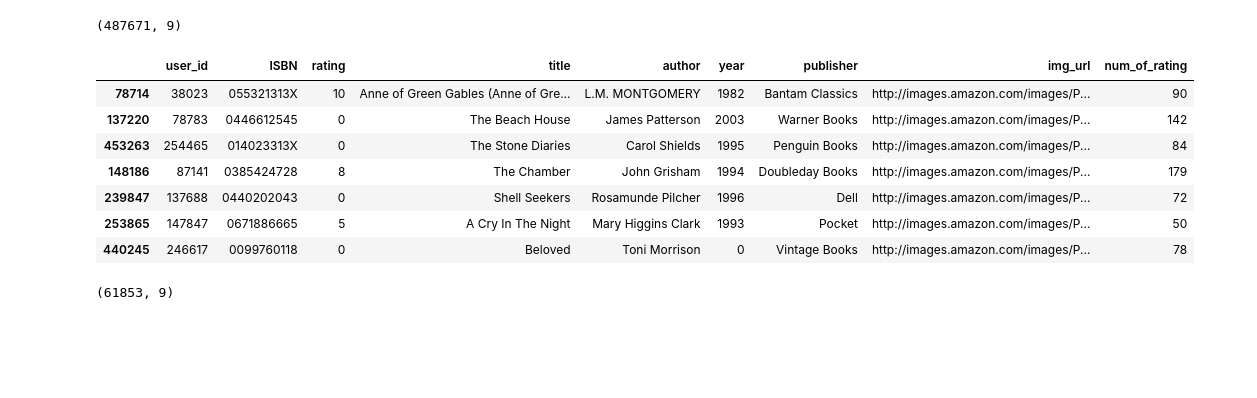
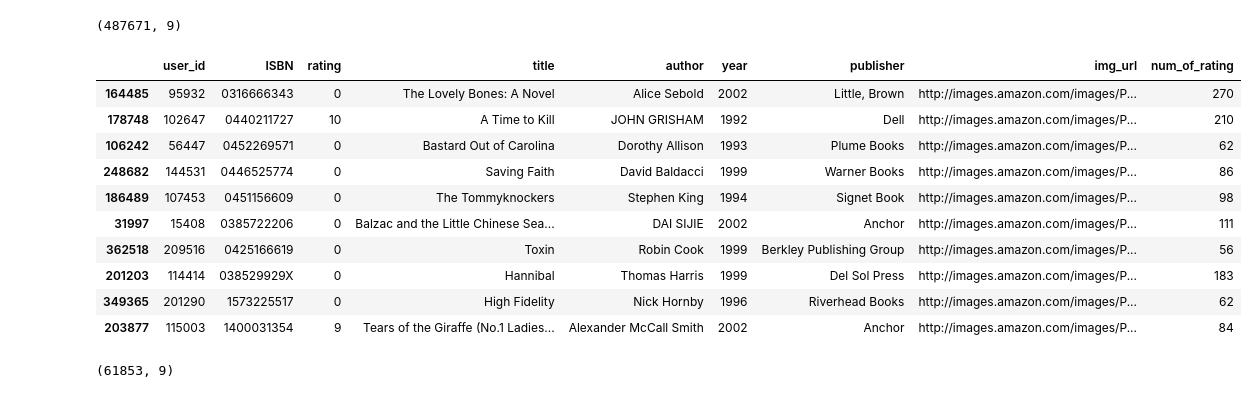
Before and after one commit to neupanerabin/College_Project, a Jupyter notebook: Collaborative Filtering/Collaborative_without_Library.ipynb, the cells around one changed output. Cells and saved outputs as stored; diff of their text form; code cells hidden in the pictures; blank space fills up the shorter version.

```diff
--- a/Collaborative Filtering/Collaborative_without_Library.ipynb
+++ b/Collaborative Filtering/Collaborative_without_Library.ipynb
@@ -175,16 +175,19 @@ final_rating.shape
 # Display books with rating more than 50
 final_rating = final_rating[final_rating['num_of_rating']>=50]
 # %%
-final_rating.sample(7)
+final_rating.sample(10)
 # %% [output]
 |  | user_id | ISBN | rating | title | author | year | publisher | img_url | num_of_rating |
-| 78714 | 38023 | 055321313X | 10 | Anne of Green Gables (Anne of Gre... | L.M. MONTGOMERY | 1982 | Bantam Classics | http://images.amazon.com/images/P... | 90 |
-| 137220 | 78783 | 0446612545 | 0 | The Beach House | James Patterson | 2003 | Warner Books | http://images.amazon.com/images/P... | 142 |
-| 453263 | 254465 | 014023313X | 0 | The Stone Diaries | Carol Shields | 1995 | Penguin Books | http://images.amazon.com/images/P... | 84 |
-| 148186 | 87141 | 0385424728 | 8 | The Chamber | John Grisham | 1994 | Doubleday Books | http://images.amazon.com/images/P... | 179 |
-| 239847 | 137688 | 0440202043 | 0 | Shell Seekers | Rosamunde Pilcher | 1996 | Dell | http://images.amazon.com/images/P... | 72 |
-| 253865 | 147847 | 0671886665 | 5 | A Cry In The Night | Mary Higgins Clark | 1993 | Pocket | http://images.amazon.com/images/P... | 50 |
-| 440245 | 246617 | 0099760118 | 0 | Beloved | Toni Morrison | 0 | Vintage Books | http://images.amazon.com/images/P... | 78 |
+| 164485 | 95932 | 0316666343 | 0 | The Lovely Bones: A Novel | Alice Sebold | 2002 | Little, Brown | http://images.amazon.com/images/P... | 270 |
+| 178748 | 102647 | 0440211727 | 10 | A Time to Kill | JOHN GRISHAM | 1992 | Dell | http://images.amazon.com/images/P... | 210 |
+| 106242 | 56447 | 0452269571 | 0 | Bastard Out of Carolina | Dorothy Allison | 1993 | Plume Books | http://images.amazon.com/images/P... | 62 |
+| 248682 | 144531 | 0446525774 | 0 | Saving Faith | David Baldacci | 1999 | Warner Books | http://images.amazon.com/images/P... | 86 |
+| 186489 | 107453 | 0451156609 | 0 | The Tommyknockers | Stephen King | 1994 | Signet Book | http://images.amazon.com/images/P... | 98 |
+| 31997 | 15408 | 0385722206 | 0 | Balzac and the Little Chinese Sea... | DAI SIJIE | 2002 | Anchor | http://images.amazon.com/images/P... | 111 |
+| 362518 | 209516 | 0425166619 | 0 | Toxin | Robin Cook | 1999 | Berkley Publishing Group | http://images.amazon.com/images/P... | 56 |
+| 201203 | 114414 | 038529929X | 0 | Hannibal | Thomas Harris | 1999 | Del Sol Press | http://images.amazon.com/images/P... | 183 |
+| 349365 | 201290 | 1573225517 | 0 | High Fidelity | Nick Hornby | 1996 | Riverhead Books | http://images.amazon.com/images/P... | 62 |
+| 203877 | 115003 | 1400031354 | 9 | Tears of the Giraffe (No.1 Ladies... | Alexander McCall Smith | 2002 | Anchor | http://images.amazon.com/images/P... | 84 |
 # %%
 final_rating.shape
 # %% [output]
```
Also changed, not shown: parts of 6 cells of this notebook, 1 other file.
